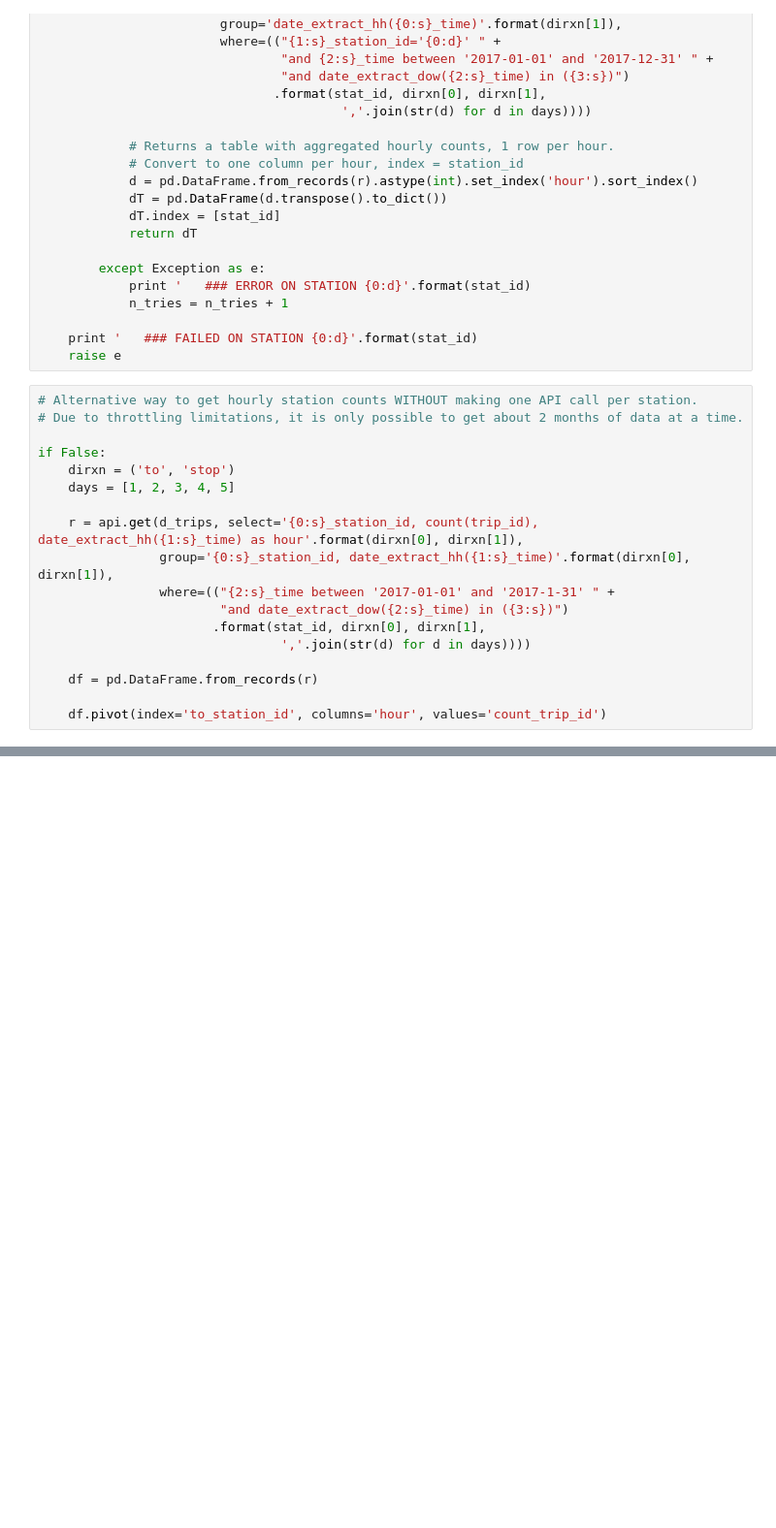
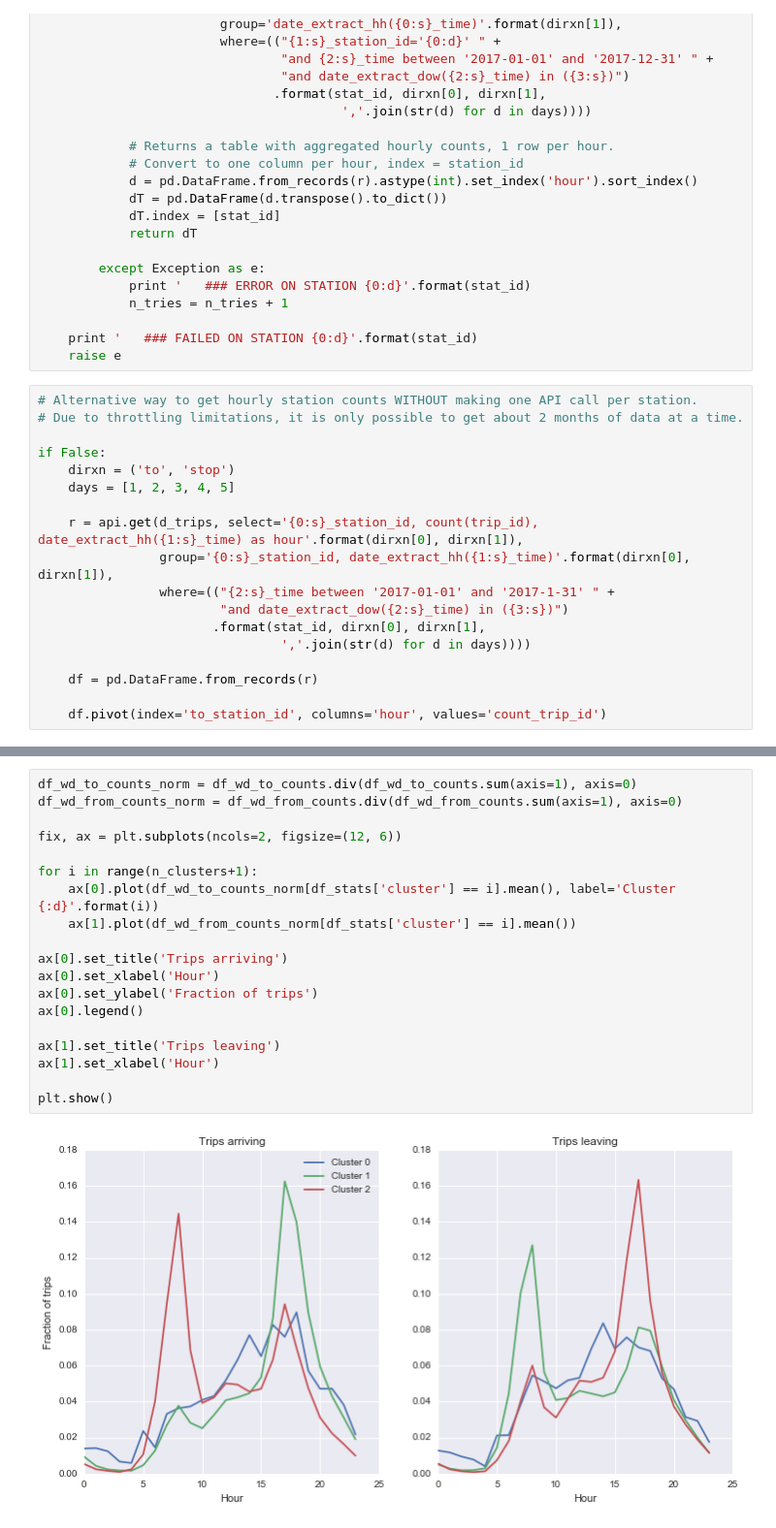
Before and after one commit to dashdotrobot/divvy-data, a Jupyter notebook: hourly_counts.ipynb, the cells around one changed output, grey strips where cells are left out. Shown: that part at 97% size. Saved outputs shown, nothing was run; the diff lists cells and outputs as text; blank space fills up the shorter version.

```diff
--- a/hourly_counts.ipynb
+++ b/hourly_counts.ipynb
@@ -238,0 +303,21 @@ See the caveats in the documentation: http://pandas.pydata.org/pandas-docs/stabl
+# %%
+df_wd_to_counts_norm = df_wd_to_counts.div(df_wd_to_counts.sum(axis=1), axis=0)
+df_wd_from_counts_norm = df_wd_from_counts.div(df_wd_from_counts.sum(axis=1), axis=0)
+
+fix, ax = plt.subplots(ncols=2, figsize=(12, 6))
+
+for i in range(n_clusters+1):
+    ax[0].plot(df_wd_to_counts_norm[df_stats['cluster'] == i].mean(), label='Cluster {:d}'.format(i))
+    ax[1].plot(df_wd_from_counts_norm[df_stats['cluster'] == i].mean())
+
+ax[0].set_title('Trips arriving')
+ax[0].set_xlabel('Hour')
+ax[0].set_ylabel('Fraction of trips')
+ax[0].legend()
+
+ax[1].set_title('Trips leaving')
+ax[1].set_xlabel('Hour')
+
+plt.show()
+# %% [output]
+[figure, added]
```
Also changed, not shown: parts of 14 cells of this notebook.
